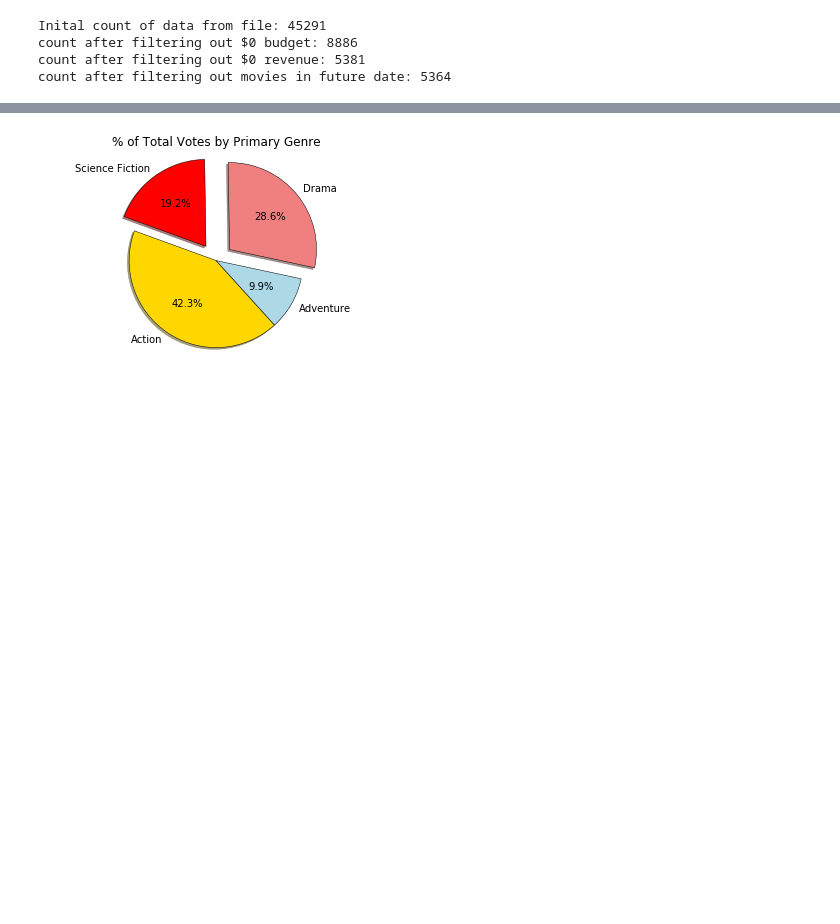
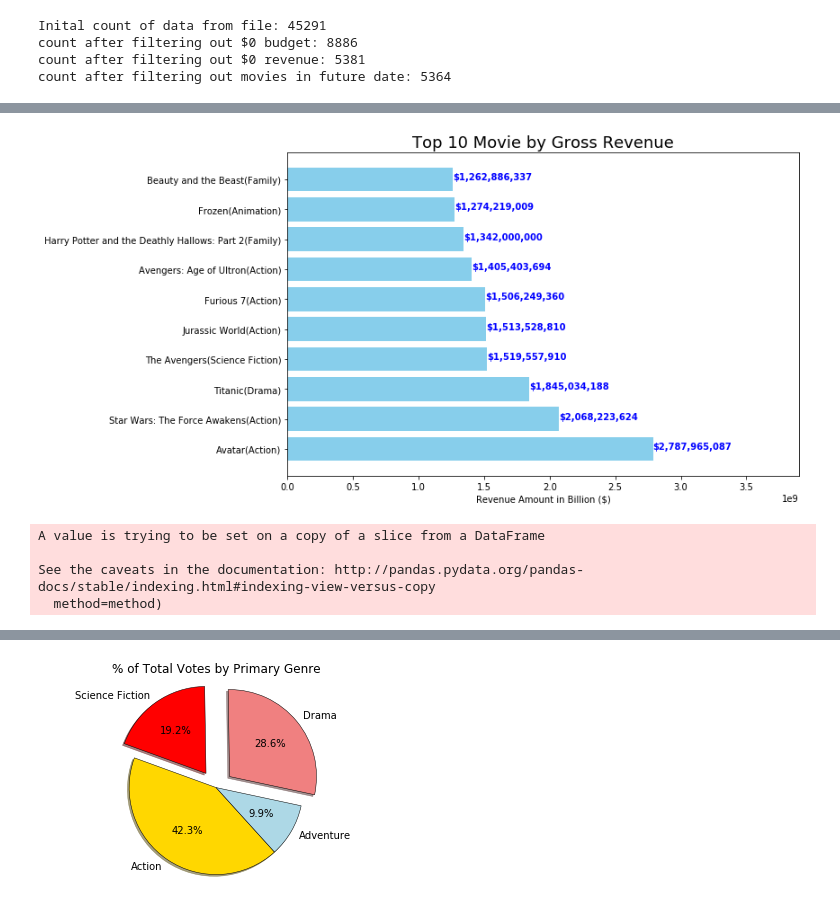
Before and after one commit to sarahshelden/Project1DataScience, a Jupyter notebook: movies.ipynb, the cells around one changed output, grey strips where cells are left out. Saved outputs shown, nothing was run; the diff lists cells and outputs as text; code cells hidden in the pictures; blank space fills up the shorter version.

```diff
--- a/movies.ipynb
+++ b/movies.ipynb
@@ -68,0 +97,52 @@ print(clean_movie_data_df[['net_loss_profit','Primary Genre', 'release_year', 't
+# %%
+top_10_genre = (top_10_revenue_mv["Primary Genre"])
+revenue_value = top_10_revenue_mv.revenue
+x_title_labels = top_10_revenue_mv.title
+x_title_genre = x_title_labels + "(" + top_10_genre +  ")"
+
+y_rev_pos = np.arange(len(x_title_labels))
+
+plt.figure(figsize=(12,6))
+plt.barh(y_rev_pos, revenue_value, align='center', height=0.8, color="skyblue")
+plt.yticks(y_rev_pos, x_title_genre)
+plt.xlim(0,np.max(revenue_value)*1.4)
+plt.xlabel('Revenue Amount in Billion ($)')
+plt.title('Top 10 Movie by Gross Revenue', fontsize = 18)
+
+for i, v in enumerate(revenue_value):
+   plt.text(v + 0.5, i, str(('${:,.0f}'.format(v))), color='blue', fontweight='bold')
+
+plt.tight_layout()
+plt.show()
+# %% [output]
+[figure, added]
+# %%
+# create data with only title and primary genre
+reduced_data_genre_df = sort_by_revenue[["title", "Primary Genre"]]
+
+reduced_data_genre_df.replace("", "<no genre>", inplace = True)
+
+# get different genre counts
+genre_counts = reduced_data_genre_df["Primary Genre"].value_counts()
+
+# Convert the genre_counts Series into a DataFrame
+genre_counts_df = pd.DataFrame(genre_counts)
+
+# chisquare changes  start
+observed_genre_counts_df = genre_counts_df.copy()
+
+observed_genre_counts_df['Primary Genre'] = observed_genre_counts_df['Primary Genre'] / clean_movie_data_cnt
+
+observed_genre_counts_df[1] = 268 / clean_movie_data_cnt
+observed_genre_counts_df.columns = ["observed" ,"obs_exp"]
+# chisquare changes  end
+
+# Add a column Percentage of Players to the DataFrame and calculate the percentage
+genre_counts_df["Percentage_of_Genre"] = ((genre_counts_df["Primary Genre"]/reduced_data_genre_df["Primary Genre"].count())*100).round(2).astype(str) + "%"
+
+#genre_counts_df
+# %% [output]
+A value is trying to be set on a copy of a slice from a DataFrame
+
+See the caveats in the documentation: http://pandas.pydata.org/pandas-docs/stable/indexing.html#indexing-view-versus-copy
+  method=method)
```
Also changed, not shown: parts of 37 cells of this notebook.
